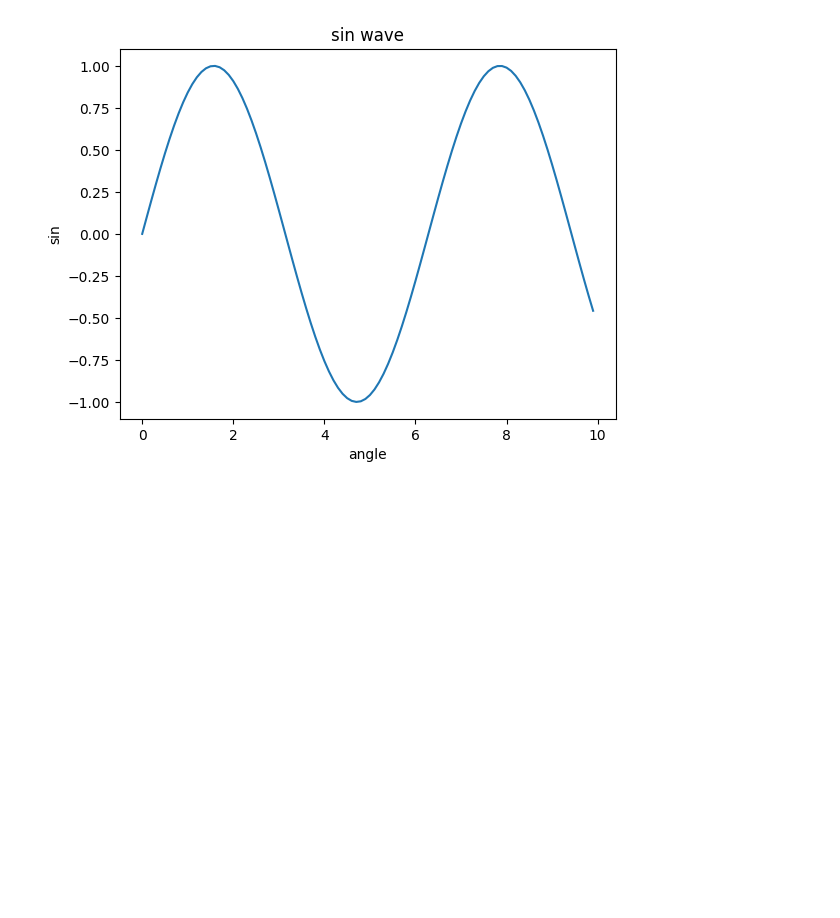
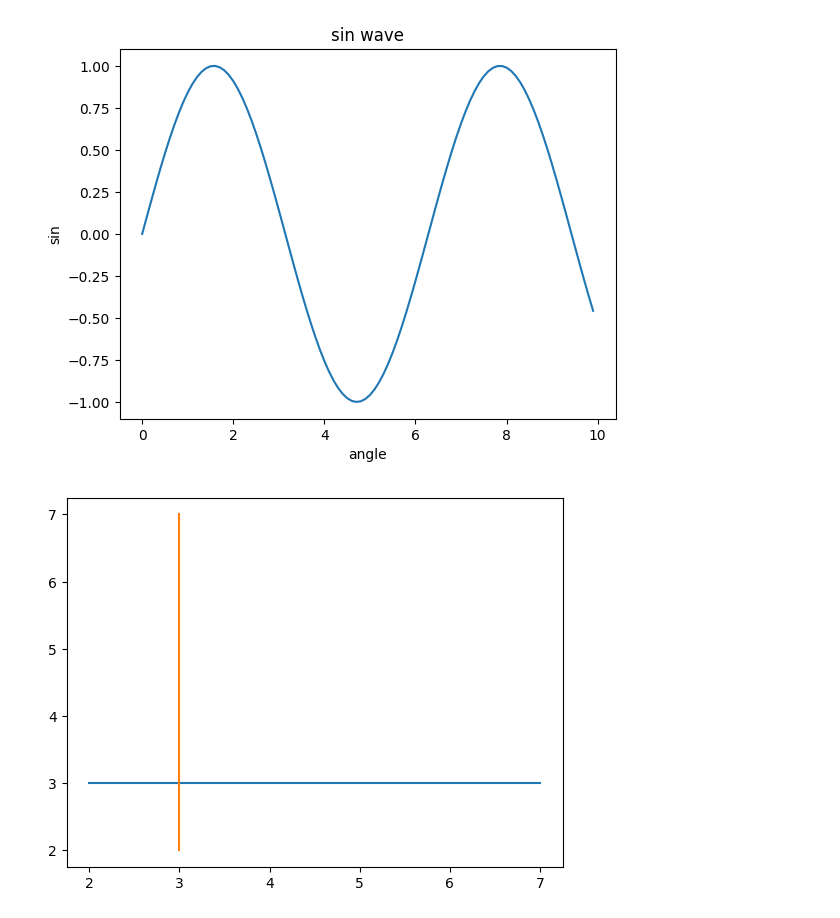
Before and after one commit to Kevingeorge619/DAUP, a Jupyter notebook: Matplotlib/main.ipynb, the cells around one changed output. Saved outputs shown, nothing was run; the diff lists cells and outputs as text; code cells hidden in the pictures; blank space fills up the shorter version.

```diff
--- a/Matplotlib/main.ipynb
+++ b/Matplotlib/main.ipynb
@@ -50,3 +50,11 @@ plt.title('sin wave') # setting title for the plot
 plt.show()
 # %% [output]
 [figure]
+# %%
+y = [3,3,3,3,3,3]
+x = [2,3,4,5,6,7]
+plt.plot(x,y)
+plt.plot(y,x)
+plt.show()
+# %% [output]
+[figure, added]
```
